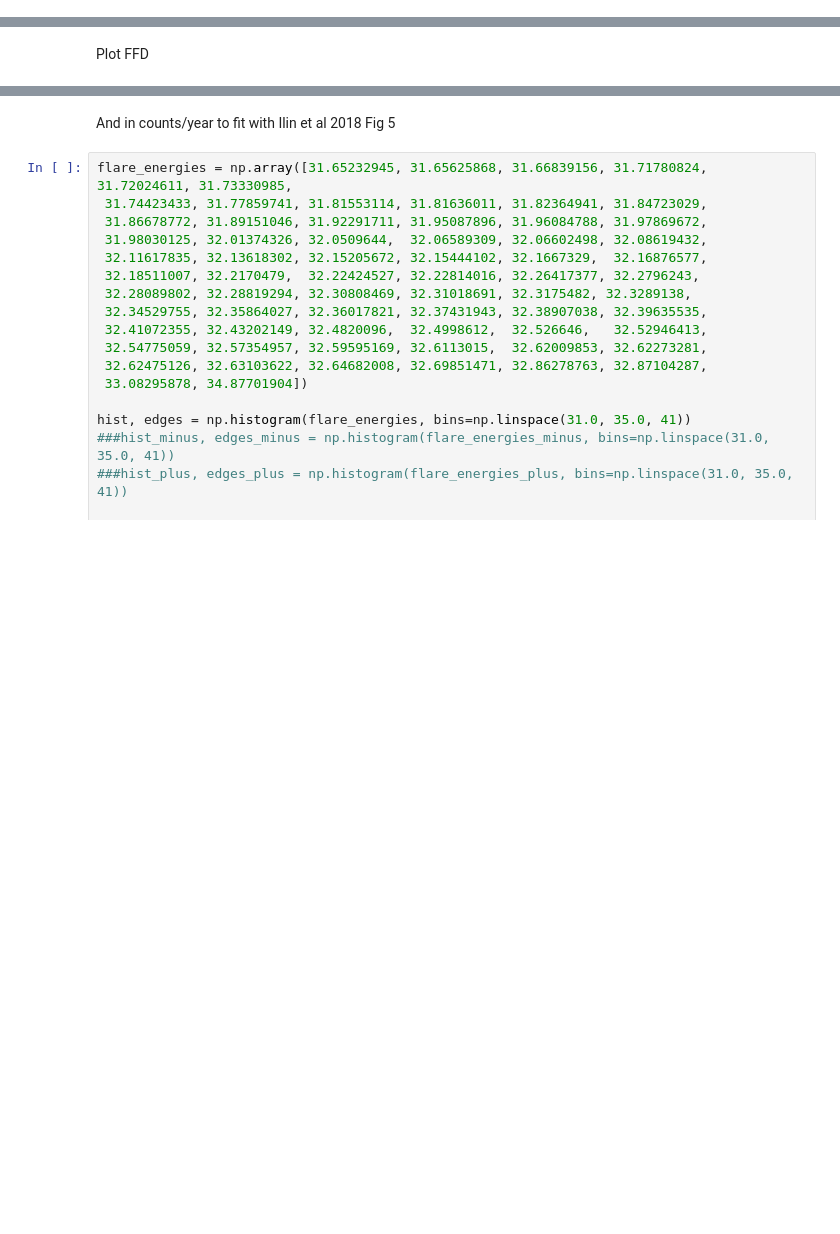
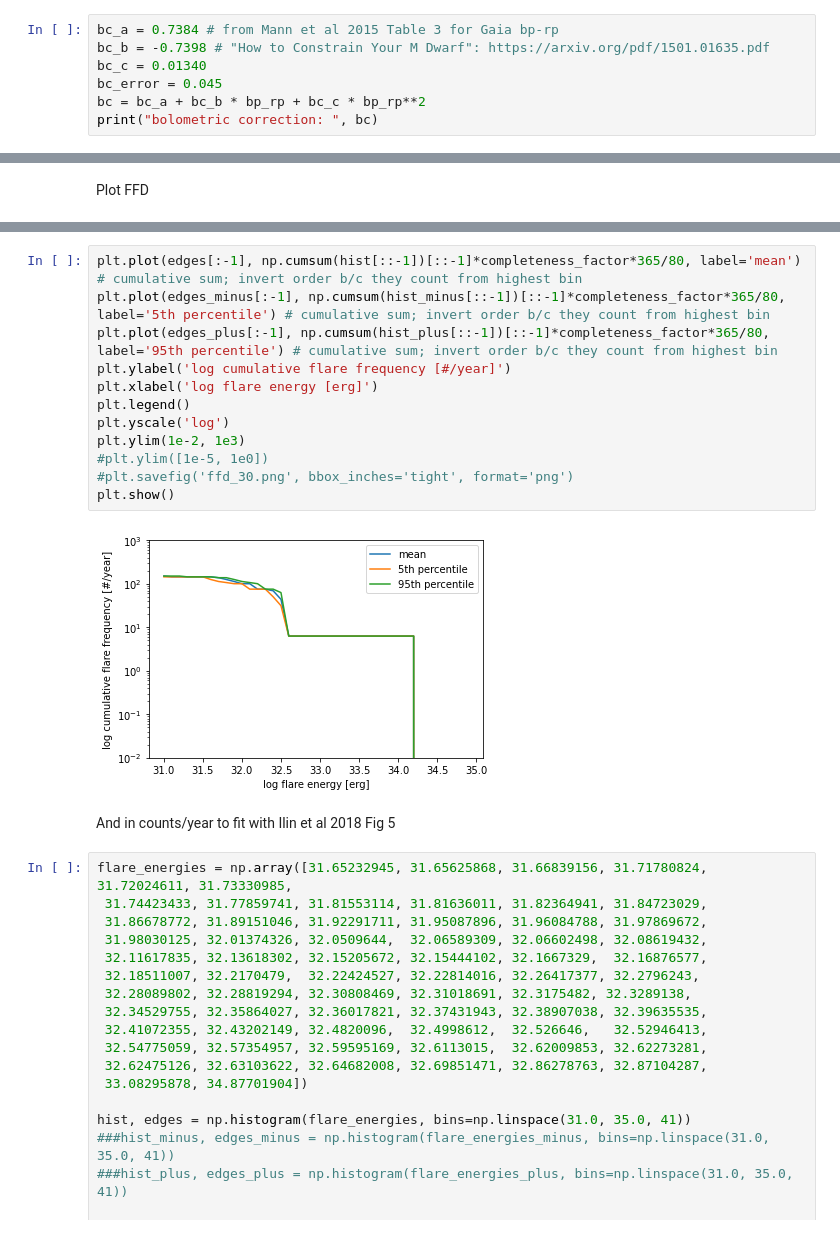
Before and after one commit to exoclam/epic-246301900, a Jupyter notebook: flare-analysis-chunks.ipynb, the cells around one changed output, grey strips where cells are left out. Cells and saved outputs as stored; diff of their text form; blank space fills up the shorter version.

```diff
--- a/flare-analysis-chunks.ipynb
+++ b/flare-analysis-chunks.ipynb
@@ -1067,0 +1194,7 @@ print(ed_plus)
+# %%
+bc_a = 0.7384 # from Mann et al 2015 Table 3 for Gaia bp-rp
+bc_b = -0.7398 # "How to Constrain Your M Dwarf": https://arxiv.org/pdf/1501.01635.pdf
+bc_c = 0.01340
+bc_error = 0.045
+bc = bc_a + bc_b * bp_rp + bc_c * bp_rp**2
+print("bolometric correction: ", bc)
@@ -1293,3 +1449,17 @@ len(flares_pre)+len(flares_post)+len(flares_postgap)
+# %%
+plt.plot(edges[:-1], np.cumsum(hist[::-1])[::-1]*completeness_factor*365/80, label='mean') # cumulative sum; invert order b/c they count from highest bin
+plt.plot(edges_minus[:-1], np.cumsum(hist_minus[::-1])[::-1]*completeness_factor*365/80, label='5th percentile') # cumulative sum; invert order b/c they count from highest bin
+plt.plot(edges_plus[:-1], np.cumsum(hist_plus[::-1])[::-1]*completeness_factor*365/80, label='95th percentile') # cumulative sum; invert order b/c they count from highest bin
+plt.ylabel('log cumulative flare frequency [#/year]')
+plt.xlabel('log flare energy [erg]')
+plt.legend()
+plt.yscale('log')
+plt.ylim(1e-2, 1e3)
+#plt.ylim([1e-5, 1e0])
+#plt.savefig('ffd_30.png', bbox_inches='tight', format='png')
+plt.show()
+# %% [output]
+[figure, added]
 # %% [markdown]
 And in counts/year to fit with Ilin et al 2018 Fig 5
 # %%
```
Also changed, not shown: parts of 53 cells of this notebook.
